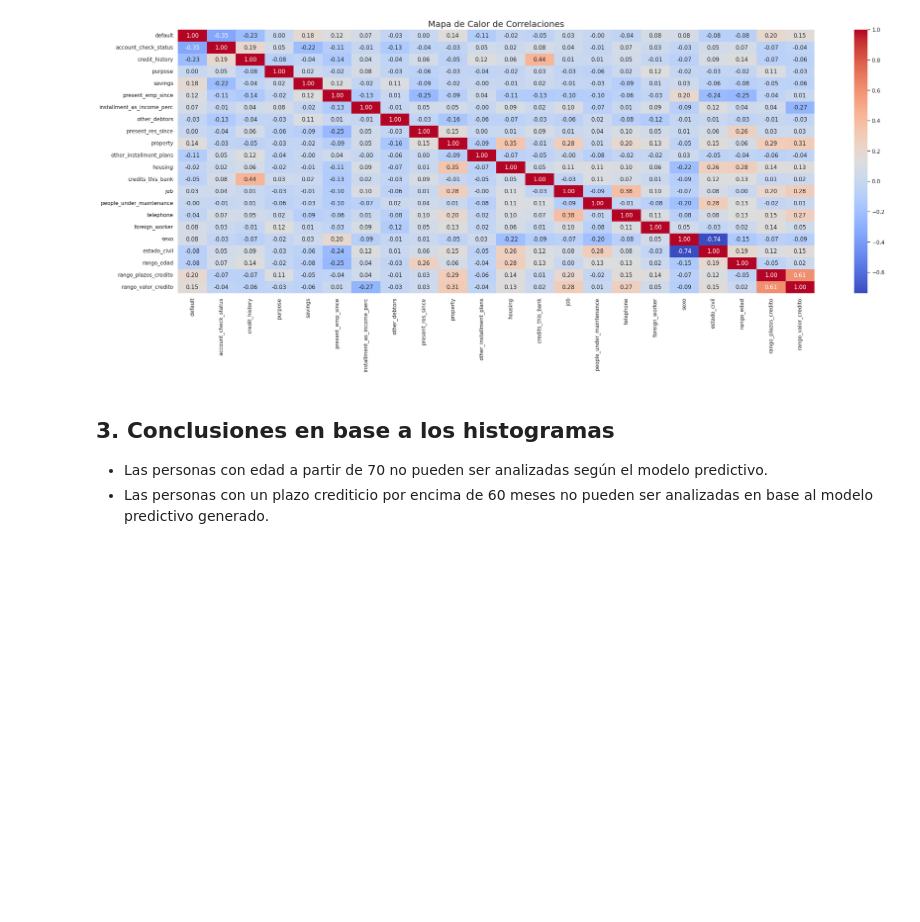
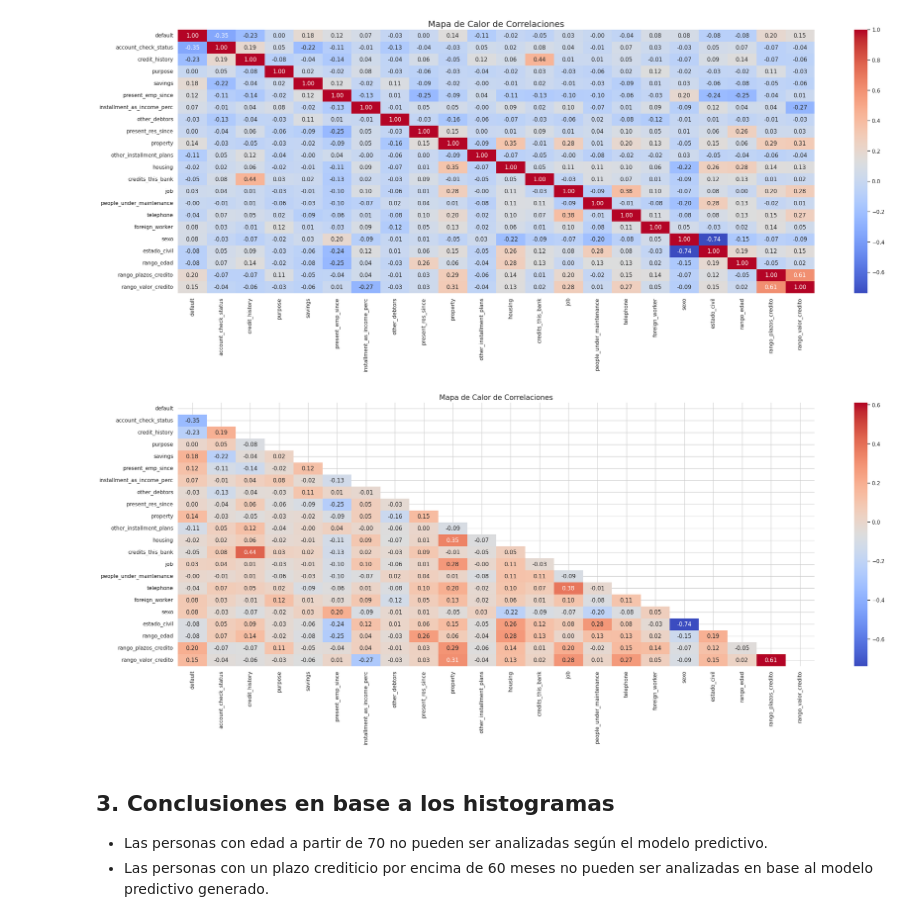
Before and after one commit to JuanAlva/Alura-Latam, a Jupyter notebook: juan_alva_dia_1.ipynb, the cells around one changed output. Saved outputs shown, nothing was run; the diff lists cells and outputs as text; code cells hidden in the pictures; blank space fills up the shorter version.

```diff
--- a/juan_alva_dia_1.ipynb
+++ b/juan_alva_dia_1.ipynb
@@ -403,6 +403,20 @@ plt.title('Mapa de Calor de Correlaciones', fontsize=18)
 plt.show()
 # %% [output]
 [figure]
+# %%
+
+import numpy as np
+
+# Este es el trecho que les quedé debiendo
+mascara = np.triu(np.ones_like(df_banco.corr(), dtype=bool))
+
+# y aquí es solo aplicar la máscara al parámetro mask
+plt.figure(figsize=(30,10))
+heatmap = sns.heatmap(df_banco.corr(), annot=True, cmap='coolwarm', mask= mascara, fmt='.2f')
+plt.title('Mapa de Calor de Correlaciones', fontsize=15)
+plt.show()
+# %% [output]
+[figure, added]
 # %% [markdown]
 ## 3. **Conclusiones en base a los histogramas**
  - Las personas con edad a partir de 70 no pueden ser analizadas según el modelo predictivo.
```
